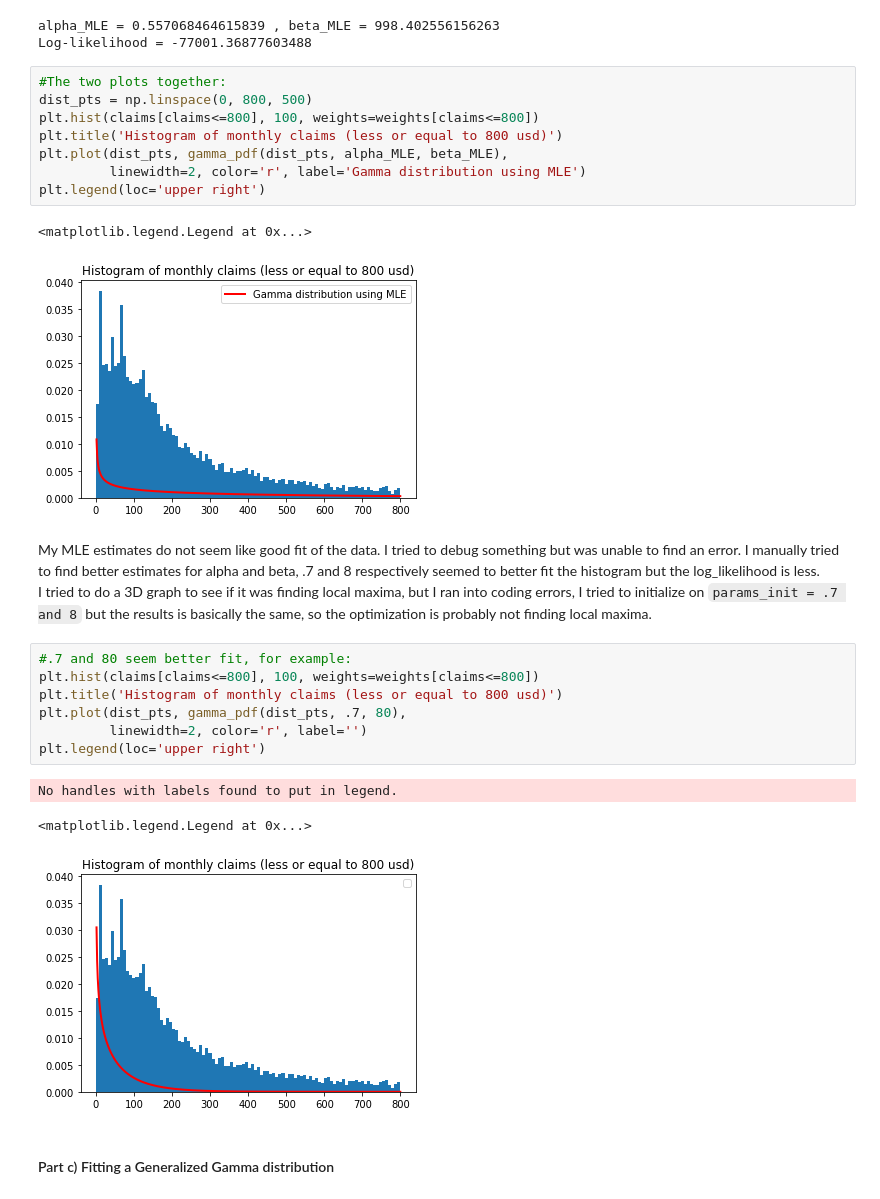
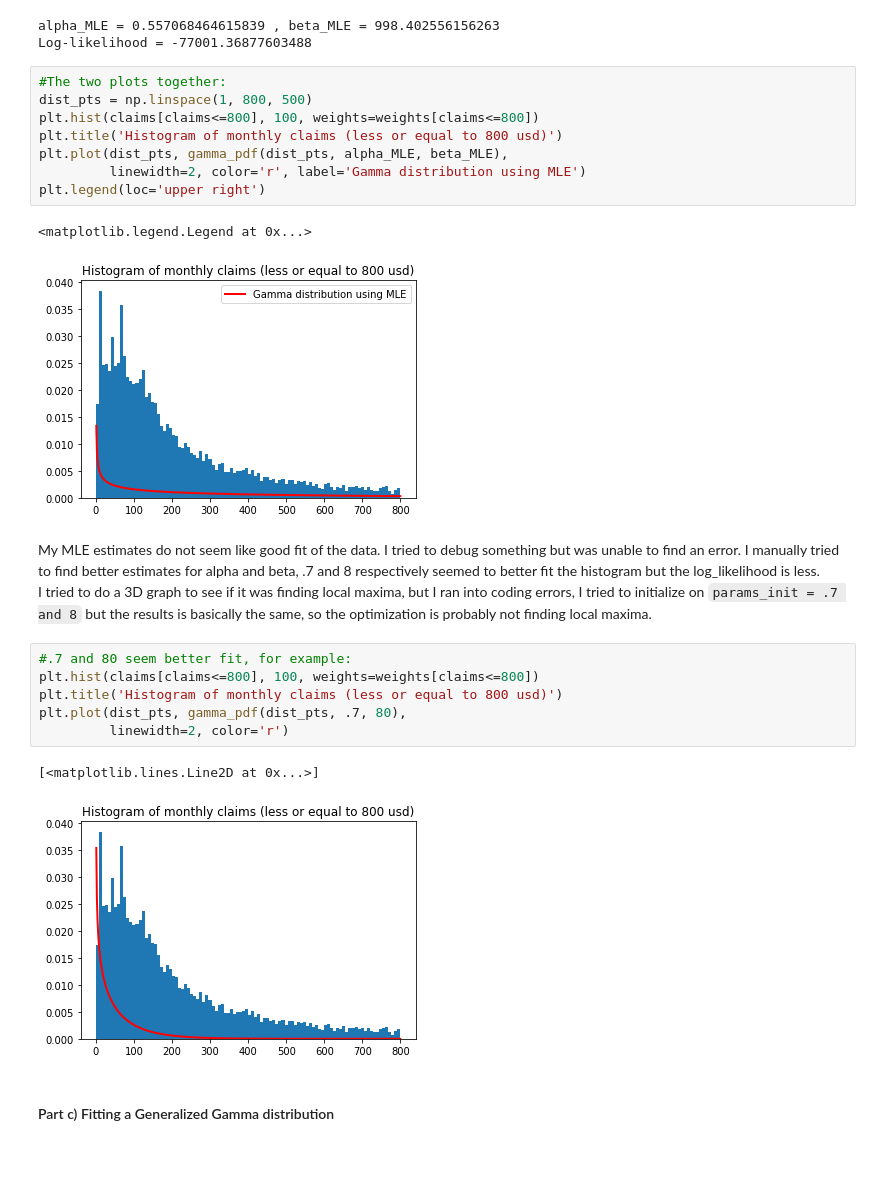
Before and after one commit to jesuspachecov/StructEst_W20, a Jupyter notebook: ProblemSets/PS2/Pacheco_pset2-Copy1.ipynb, the cells around one changed output. Saved outputs shown, nothing was run; the diff lists cells and outputs as text; blank space fills up the shorter version.

```diff
--- a/ProblemSets/PS2/Pacheco_pset2-Copy1.ipynb
+++ b/ProblemSets/PS2/Pacheco_pset2-Copy1.ipynb
@@ -98,15 +98,15 @@ alpha_MLE = 0.557068464615839 , beta_MLE = 998.402556156263
 Log-likelihood = -77001.36877603488
 # %%
 #The two plots together:
-dist_pts = np.linspace(0, 800, 500)
+dist_pts = np.linspace(1, 800, 500)
 plt.hist(claims[claims<=800], 100, weights=weights[claims<=800])
 plt.title('Histogram of monthly claims (less or equal to 800 usd)')
 plt.plot(dist_pts, gamma_pdf(dist_pts, alpha_MLE, beta_MLE),
          linewidth=2, color='r', label='Gamma distribution using MLE')
 plt.legend(loc='upper right')
 # %% [output]
 <matplotlib.legend.Legend at 0x...>
-[figure, old version]
+[figure, new version]
 # %% [markdown]
 My MLE estimates do not seem like good fit of the data. I tried to debug something but was unable to find an error. I manually tried to find better estimates for alpha and beta, .7 and 8 respectively seemed to better fit the histogram but the log_likelihood is less.
 I tried to do a 3D graph to see if it was finding local maxima, but I ran into coding errors, I tried to initialize on `params_init = .7 and 8` but the results is basically the same, so the optimization is probably not finding local maxima.
@@ -115,12 +115,10 @@ I tried to do a 3D graph to see if it was finding local maxima, but I ran into c
 plt.hist(claims[claims<=800], 100, weights=weights[claims<=800])
 plt.title('Histogram of monthly claims (less or equal to 800 usd)')
 plt.plot(dist_pts, gamma_pdf(dist_pts, .7, 80),
-         linewidth=2, color='r', label='')
-plt.legend(loc='upper right')
+         linewidth=2, color='r')
 # %% [output]
-No handles with labels found to put in legend.
+[<matplotlib.lines.Line2D at 0x...>]
-<matplotlib.legend.Legend at 0x...>
-[figure, old version]
+[figure, new version]
 # %% [markdown]
 #### Part c) Fitting a Generalized Gamma distribution
 # %%
```
Also changed, not shown: parts of 10 cells of this notebook.
